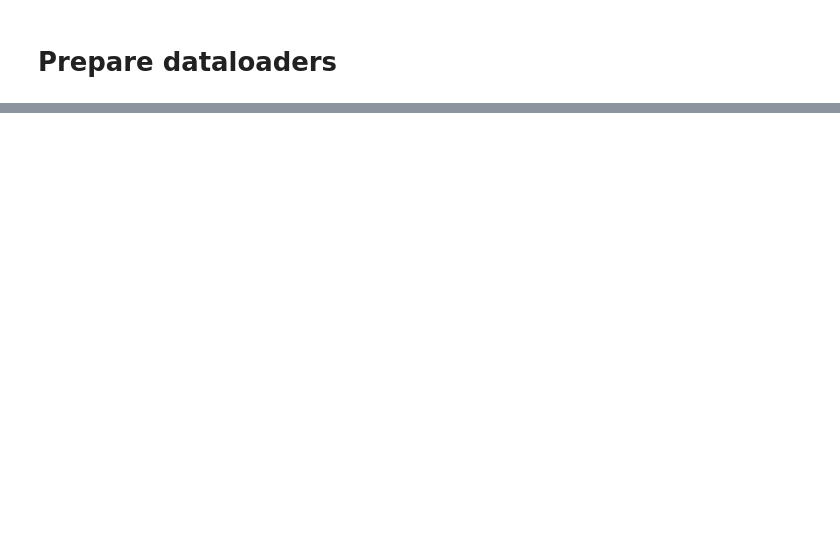
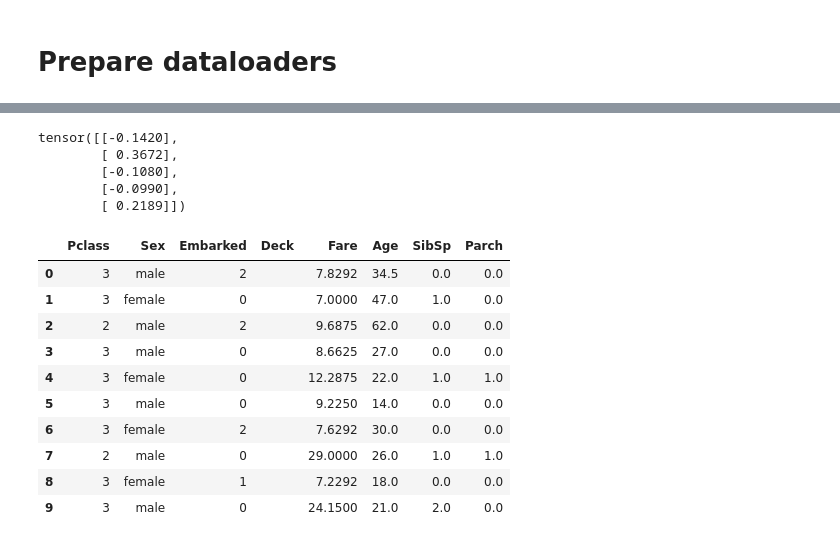
Before and after one commit to duncandonuts911/kaggle-competitions, a Jupyter notebook: 02_petals_to_the_metal_flower_classification/02_petals_to_the_metal_flower_classification.ipynb, the cells around one changed output, grey strips where cells are left out. Cells and saved outputs as stored; diff of their text form; code cells hidden in the pictures; blank space fills up the shorter version.

```diff
--- a/02_petals_to_the_metal_flower_classification/02_petals_to_the_metal_flower_classification.ipynb
+++ b/02_petals_to_the_metal_flower_classification/02_petals_to_the_metal_flower_classification.ipynb
@@ -153,0 +211,3 @@ AttributeError: 'builtin_function_or_method' object has no attribute 'TabularDat
+# %%
+preprocessed_test_df = preprocess(test_df)
+preprocessed_test_df.head(5)
@@ -153,0 +238,2 @@ AttributeError: 'builtin_function_or_method' object has no attribute 'TabularDat
+# %%
+dls_test = learn.dls.test_dl(preprocessed_test_df)
@@ -153,0 +244,22 @@ AttributeError: 'builtin_function_or_method' object has no attribute 'TabularDat
+# %%
+preds[:5]
+# %% [output]
+tensor([[-0.1420],
+        [ 0.3672],
+        [-0.1080],
+        [-0.0990],
+        [ 0.2189]])
+# %%
+dls_test.show_batch()
+# %% [output]
+|  | Pclass | Sex | Embarked | Deck | Fare | Age | SibSp | Parch |
+| 0 | 3 | male | 2 |  | 7.8292 | 34.5 | 0.0 | 0.0 |
+| 1 | 3 | female | 0 |  | 7.0000 | 47.0 | 1.0 | 0.0 |
+| 2 | 2 | male | 2 |  | 9.6875 | 62.0 | 0.0 | 0.0 |
+| 3 | 3 | male | 0 |  | 8.6625 | 27.0 | 0.0 | 0.0 |
+| 4 | 3 | female | 0 |  | 12.2875 | 22.0 | 1.0 | 1.0 |
+| 5 | 3 | male | 0 |  | 9.2250 | 14.0 | 0.0 | 0.0 |
+| 6 | 3 | female | 2 |  | 7.6292 | 30.0 | 0.0 | 0.0 |
+| 7 | 2 | male | 0 |  | 29.0000 | 26.0 | 1.0 | 1.0 |
+| 8 | 3 | female | 1 |  | 7.2292 | 18.0 | 0.0 | 0.0 |
+| 9 | 3 | male | 0 |  | 24.1500 | 21.0 | 2.0 | 0.0 |
```
Also changed, not shown: parts of 22 cells of this notebook.
